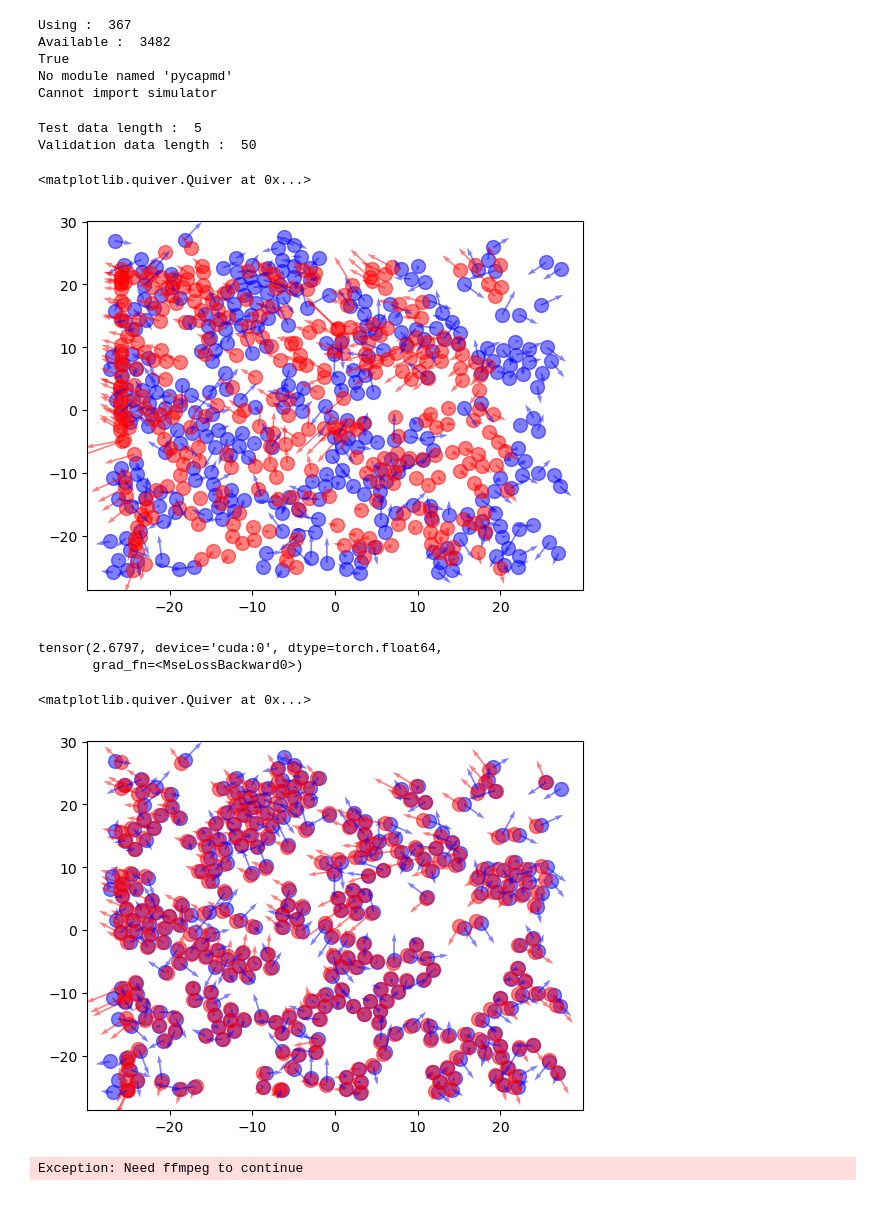
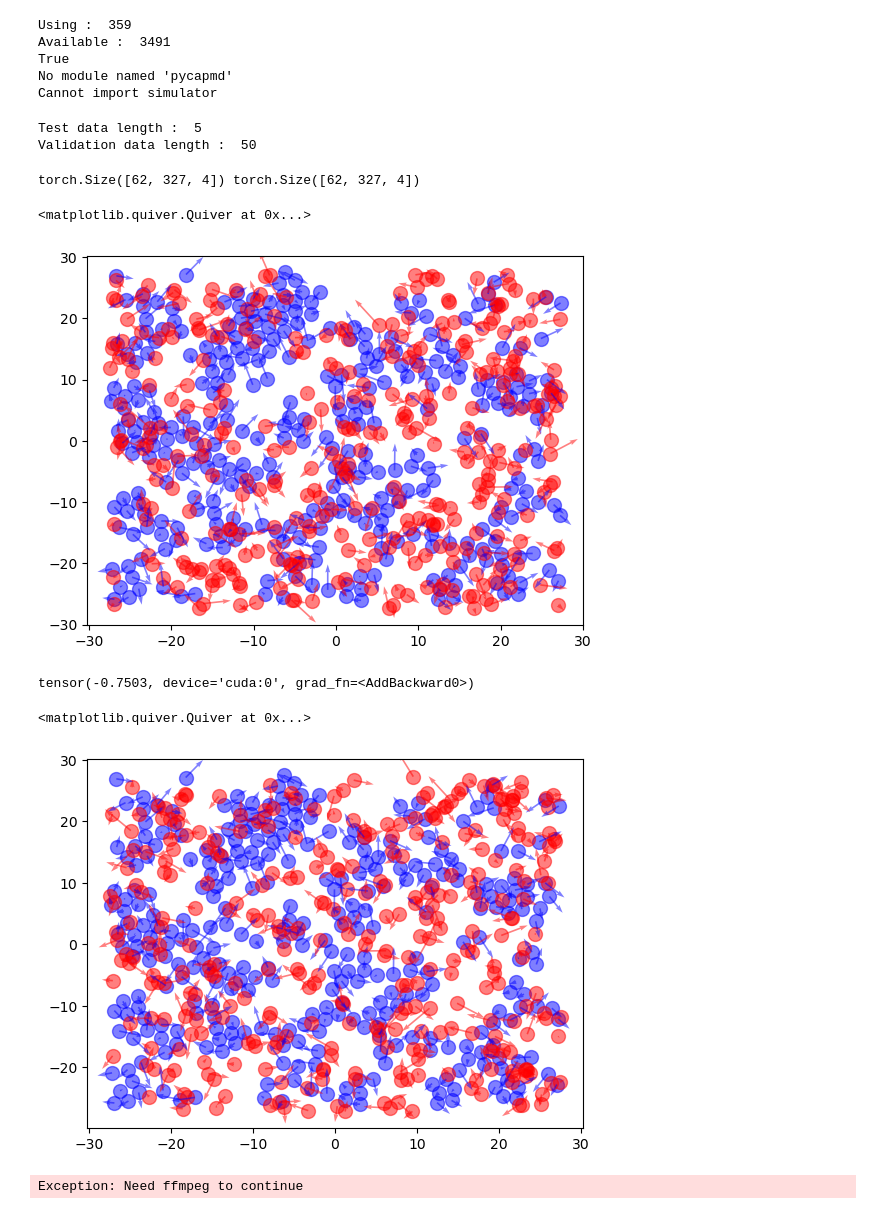
Before and after one commit to Pangasius/graph-displacement, a Jupyter notebook: cell_tester.ipynb, the cells around one changed output. Drawn from its saved outputs; the diff is of its cells as text; code cells hidden in the pictures.

```diff
--- a/cell_tester.ipynb
+++ b/cell_tester.ipynb
@@ -1,35 +1,17 @@
 # %%
 import torch
-from torch.optim.lr_scheduler import CosineAnnealingWarmRestarts
-import torch.nn.functional as F
-
-import numpy as np
-
-import torch_geometric
-from torch_geometric.utils import to_networkx, from_networkx
-from torch_geometric.nn import radius_graph
-from torch_geometric.data import Data
-
-import networkx as nx
 
 import pickle
 
-import time
-
 import sys
 import os
-from genericpath import exists
 
-import random
-
-model_path = "models/model220"
+model_path = "models/model60"
 
 from cell_dataset import CellGraphDataset
-from cell_model import GraphEvolution
-from cell_utils import GraphingLoss, make_animation
-from cell_training import train, test, run_single, run_single_recursive
+from cell_utils import  make_animation
+from cell_training import run_single, run_single_recursive
 
-import threading
 import matplotlib.pyplot as plt
 
 import os, psutil
@@ -45,8 +27,8 @@ from adamp import AdamP
 sys.path.append('/home/nstillman/1_sbi_activematter/cpp_model')
 import allium
 # %% [output]
-Using :  367
-Available :  3482
+Using :  359
+Available :  3491
 True
 No module named 'pycapmd'
 Cannot import simulator
@@ -54,7 +36,7 @@ Cannot import simulator
 #path = "data/" #local
 path = "/scratch/users/nstillman/data-cpp/" #remote
 
-data_test = CellGraphDataset(root=path + 'test', max_size=5, inmemory=True, bg_load=False, wrap=True, T_limit=32)
+data_test = CellGraphDataset(root=path + 'test', max_size=5, inmemory=True, bg_load=False, wrap=True, T_limit=64)
 print("Test data length : ", data_test.len())
 
 data_val = CellGraphDataset(root=path + 'valid', max_size=50, inmemory=True, bg_load=False, wrap=True, T_limit=128)
@@ -77,7 +59,8 @@ with open(model_path + ".pkl", "rb") as f:
 
 device = torch.device("cuda" if torch.cuda.is_available() else "cpu")
 # %%
-loss, out, x = run_single_recursive(model.to(device), data_test, 0, device)
+loss, out, x = run_single_recursive(model.to(device), data_test, 0, device, output=True)
+print(out.shape, x.shape)
 
 with open("result_recursive.pkl", "wb") as f:
     pickle.dump((out, x), f)
@@ -93,31 +76,31 @@ plt.scatter(out[t, :,0],out[t, :,1], s=100, c='r', alpha=0.5)
 plt.quiver(x[t, :, 0], x[t, :, 1], x[t, :, 2], x[t, :, 3],color='b', alpha=0.5)
 plt.quiver(out[t, :, 0], out[t, :, 1], out[t, :, 2], out[t, :, 3],color='r', alpha=0.5)
 # %% [output]
-<matplotlib.quiver.Quiver at 0x...>
+torch.Size([62, 327, 4]) torch.Size([62, 327, 4])
+<matplotlib.quiver.Quiver at 0x...>
-[figure, old version]
+[figure, new version]
 # %%
-loss, out, x = run_single(model.to(device), data_test, 0, device)
+loss, out, x = run_single(model.to(device), data_test, 0, device, output=True)
 
 print(loss)
 
 with open("result.pkl", "wb") as f:
     pickle.dump((out, x), f)
 
 t = 20
 fig = plt.figure()
 
 #now plot the graph as bubbles to show the difference between the two
 plt.scatter(x[t, :,0],x[t, :,1], s=100, c='b', alpha=0.5)
 plt.scatter(out[t, :,0],out[t, :,1], s=100, c='r', alpha=0.5)
 
 #show an arrow for the speed
 plt.quiver(x[t, :, 0], x[t, :, 1], x[t, :, 2], x[t, :, 3],color='b', alpha=0.5)
 plt.quiver(out[t, :, 0], out[t, :, 1], out[t, :, 2], out[t, :, 3],color='r', alpha=0.5)
 # %% [output]
-tensor(2.6797, device='cuda:0', dtype=torch.float64,
-       grad_fn=<MseLossBackward0>)
+tensor(-0.7503, device='cuda:0', grad_fn=<AddBackward0>)
 <matplotlib.quiver.Quiver at 0x...>
-[figure, old version]
+[figure, new version]
 # %%
 raise Exception("Need ffmpeg to continue")
 # %% [output]
```
Also changed, not shown: parts of 2 cells of this notebook, 12 other files.
